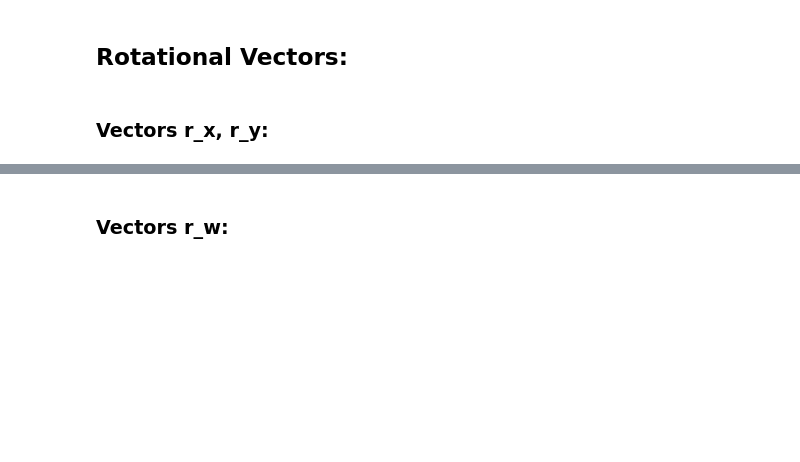
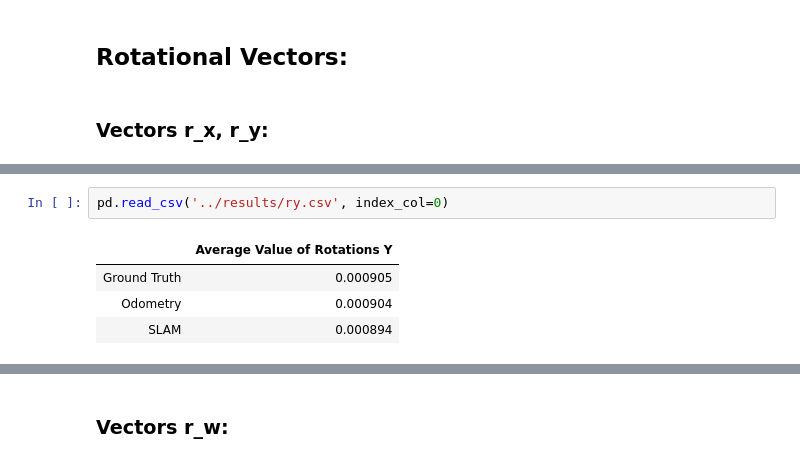
Before and after one commit to UCSDAutonomousVehicles2021Team1/rtabmap_mapping_tuning, a Jupyter notebook: notebooks/eda-dev-version.ipynb, the cells around one changed output, grey strips where cells are left out. Saved outputs shown, nothing was run; the diff lists cells and outputs as text; blank space fills up the shorter version.

```diff
--- a/notebooks/eda-dev-version.ipynb
+++ b/notebooks/eda-dev-version.ipynb
@@ -119,0 +117,7 @@ df
+# %%
+pd.read_csv('../results/ry.csv', index_col=0)
+# %% [output]
+|  | Average Value of Rotations Y |
+| Ground Truth | 0.000905 |
+| Odometry | 0.000904 |
+| SLAM | 0.000894 |
```
Also changed, not shown: parts of 28 cells of this notebook, 2 other files.
